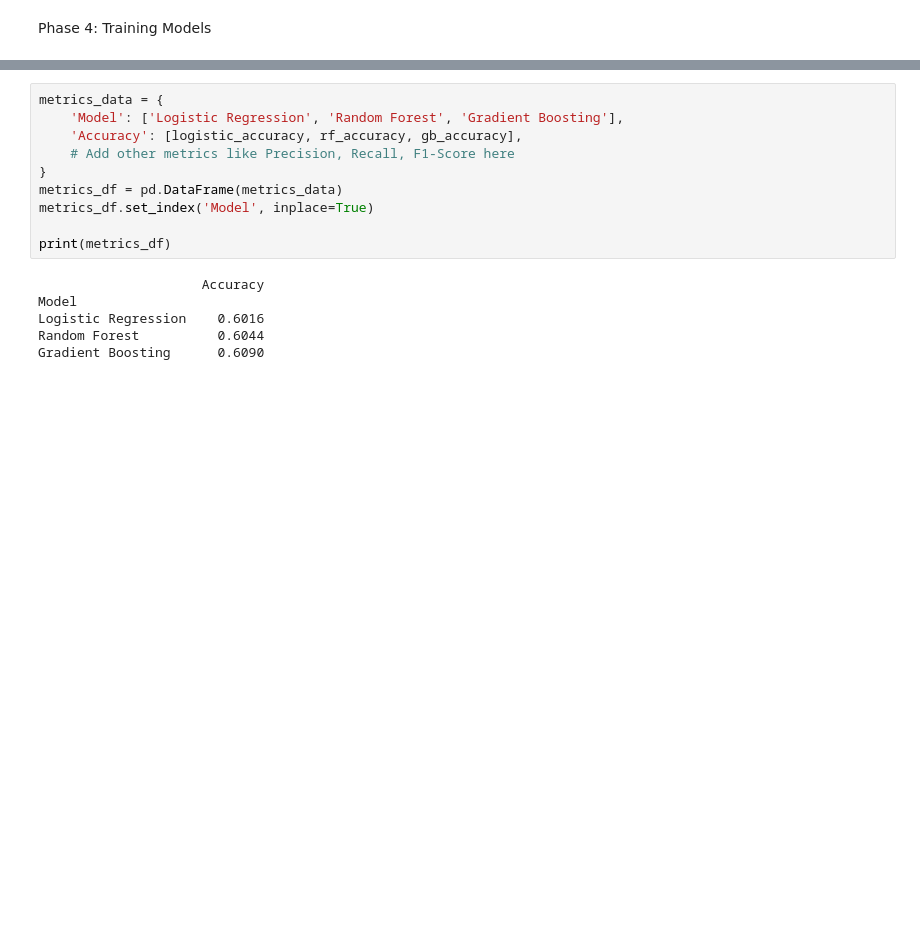
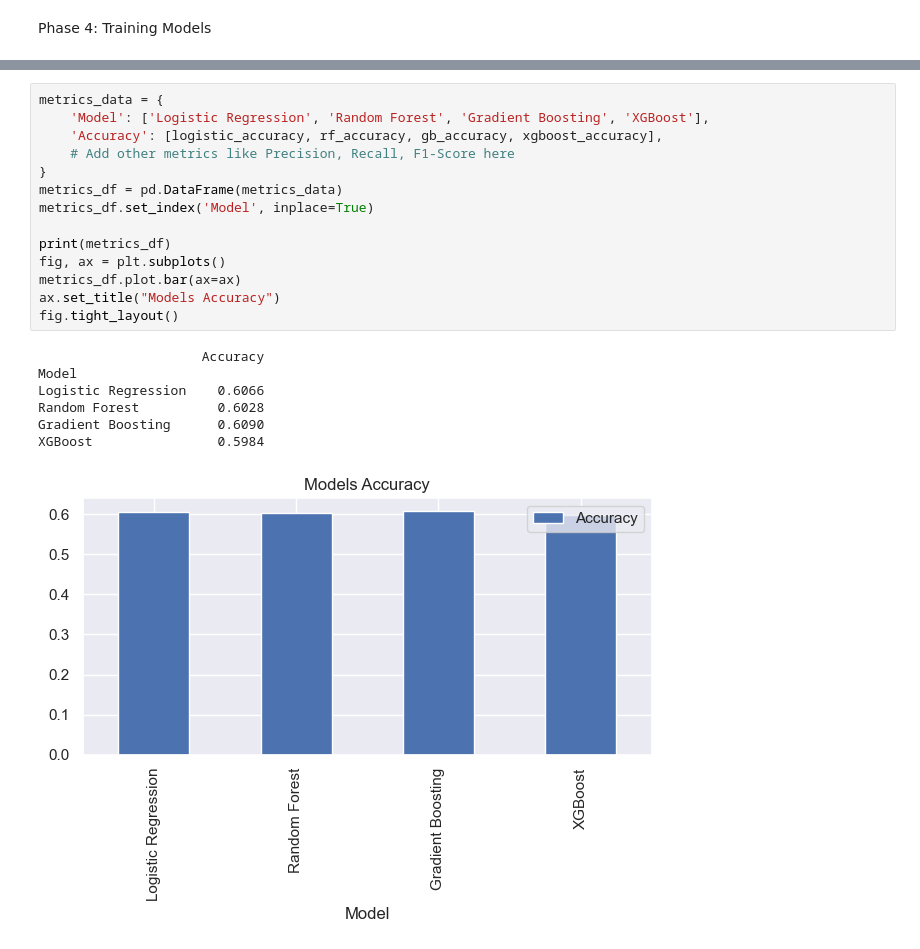
Before and after one commit to TahaTikriti/Hospital_readmission_Project, a Jupyter notebook: data_exploration.ipynb, the cells around one changed output, grey strips where cells are left out. Saved outputs shown, nothing was run; the diff lists cells and outputs as text; blank space fills up the shorter version.

```diff
--- a/data_exploration.ipynb
+++ b/data_exploration.ipynb
@@ -245,19 +267,25 @@ weighted avg       0.61      0.61      0.60      5000
 # %%
 metrics_data = {
-    'Model': ['Logistic Regression', 'Random Forest', 'Gradient Boosting'],
-    'Accuracy': [logistic_accuracy, rf_accuracy, gb_accuracy],
+    'Model': ['Logistic Regression', 'Random Forest', 'Gradient Boosting', 'XGBoost'],
+    'Accuracy': [logistic_accuracy, rf_accuracy, gb_accuracy, xgboost_accuracy],
     # Add other metrics like Precision, Recall, F1-Score here
 }
 metrics_df = pd.DataFrame(metrics_data)
 metrics_df.set_index('Model', inplace=True)
 
 print(metrics_df)
+fig, ax = plt.subplots()
+metrics_df.plot.bar(ax=ax)
+ax.set_title("Models Accuracy")
+fig.tight_layout()
 # %% [output]
                      Accuracy
 Model
-Logistic Regression    0.6016
-Random Forest          0.6044
+Logistic Regression    0.6066
+Random Forest          0.6028
 Gradient Boosting      0.6090
+XGBoost                0.5984
+[figure, added]
 # %%
 
 def plot_confusion_matrix(conf_matrix, title):
```
Also changed, not shown: parts of 7 cells of this notebook.
